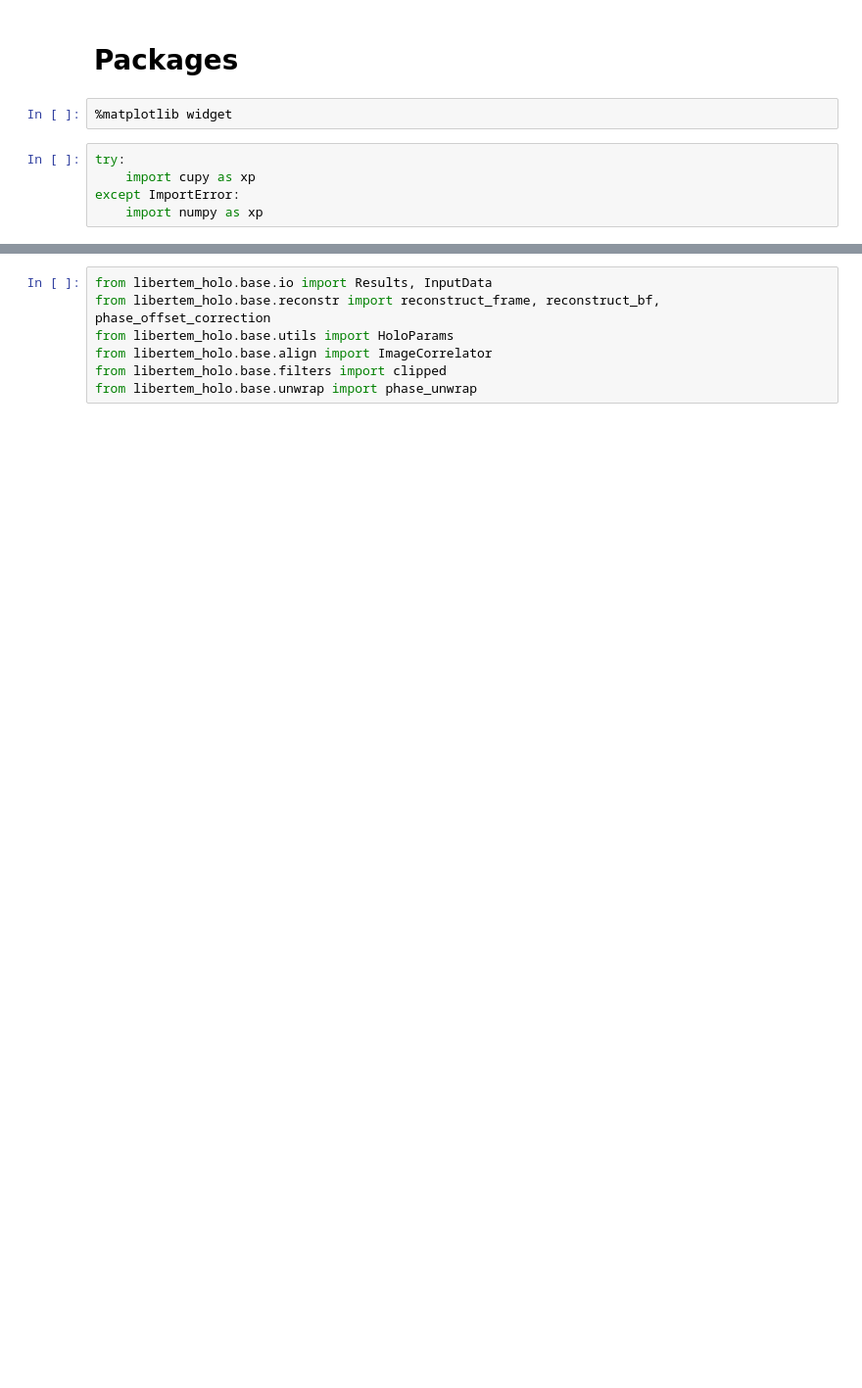
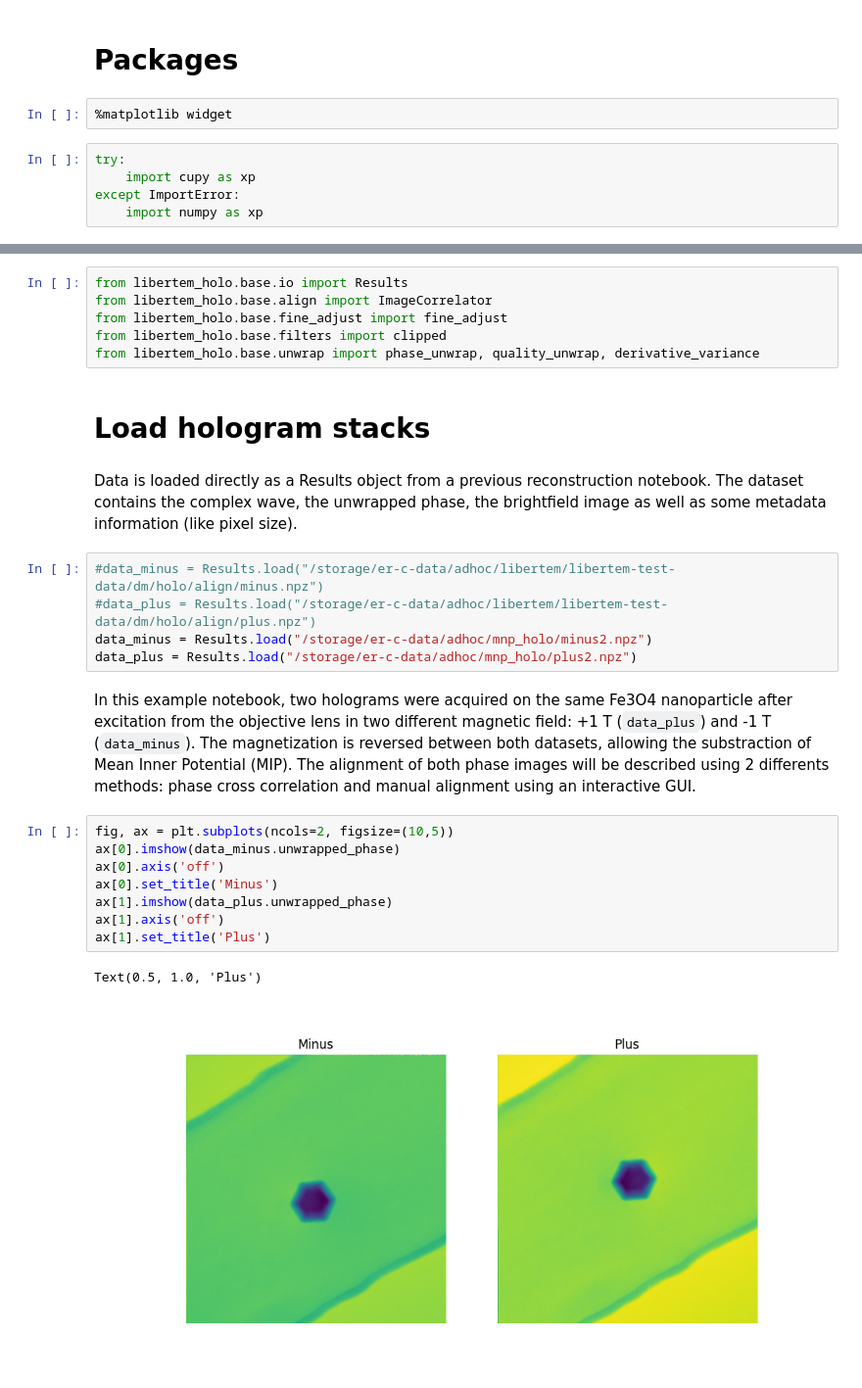
Before and after one commit to LiberTEM/LiberTEM-holo, a Jupyter notebook: notebooks/Alignment.ipynb, the cells around one changed output, grey strips where cells are left out. Shown at 98% size. Drawn from its saved outputs; the diff is of its cells as text; blank space fills up the shorter version.

Commit message:
WIP: alignment notebook 80% completed

```diff
--- a/notebooks/Alignment.ipynb
+++ b/notebooks/Alignment.ipynb
@@ -15,7 +17,28 @@ from cupyx.scipy.ndimage import shift as shiftcp
 # %%
-from libertem_holo.base.io import Results, InputData
-from libertem_holo.base.reconstr import reconstruct_frame, reconstruct_bf, phase_offset_correction
-from libertem_holo.base.utils import HoloParams
+from libertem_holo.base.io import Results
 from libertem_holo.base.align import ImageCorrelator
+from libertem_holo.base.fine_adjust import fine_adjust
 from libertem_holo.base.filters import clipped
-from libertem_holo.base.unwrap import phase_unwrap
+from libertem_holo.base.unwrap import phase_unwrap, quality_unwrap, derivative_variance
+# %% [markdown]
+# Load hologram stacks
+# %% [markdown]
+Data is loaded directly as a Results object from a previous reconstruction notebook. The dataset contains the complex wave, the unwrapped phase, the brightfield image as well as some metadata information (like pixel size).
+# %%
+#data_minus = Results.load("/storage/er-c-data/adhoc/libertem/libertem-test-data/dm/holo/align/minus.npz")
+#data_plus = Results.load("/storage/er-c-data/adhoc/libertem/libertem-test-data/dm/holo/align/plus.npz")
+data_minus = Results.load("/storage/er-c-data/adhoc/mnp_holo/minus2.npz")
+data_plus = Results.load("/storage/er-c-data/adhoc/mnp_holo/plus2.npz")
+# %% [markdown]
+In this example notebook, two holograms were acquired on the same Fe3O4 nanoparticle after excitation from the objective lens in two different magnetic field: +1 T (`data_plus`) and -1 T (`data_minus`). The magnetization is reversed between both datasets, allowing the substraction of Mean Inner Potential (MIP). The alignment of both phase images will be described using 2 differents methods: phase cross correlation and manual alignment using an interactive GUI.
+# %%
+fig, ax = plt.subplots(ncols=2, figsize=(10,5))
+ax[0].imshow(data_minus.unwrapped_phase)
+ax[0].axis('off')
+ax[0].set_title('Minus')
+ax[1].imshow(data_plus.unwrapped_phase)
+ax[1].axis('off')
+ax[1].set_title('Plus')
+# %% [output]
+Text(0.5, 1.0, 'Plus')
+[figure, added]
```
Also changed, not shown: parts of 28 cells of this notebook, 1 other file.
